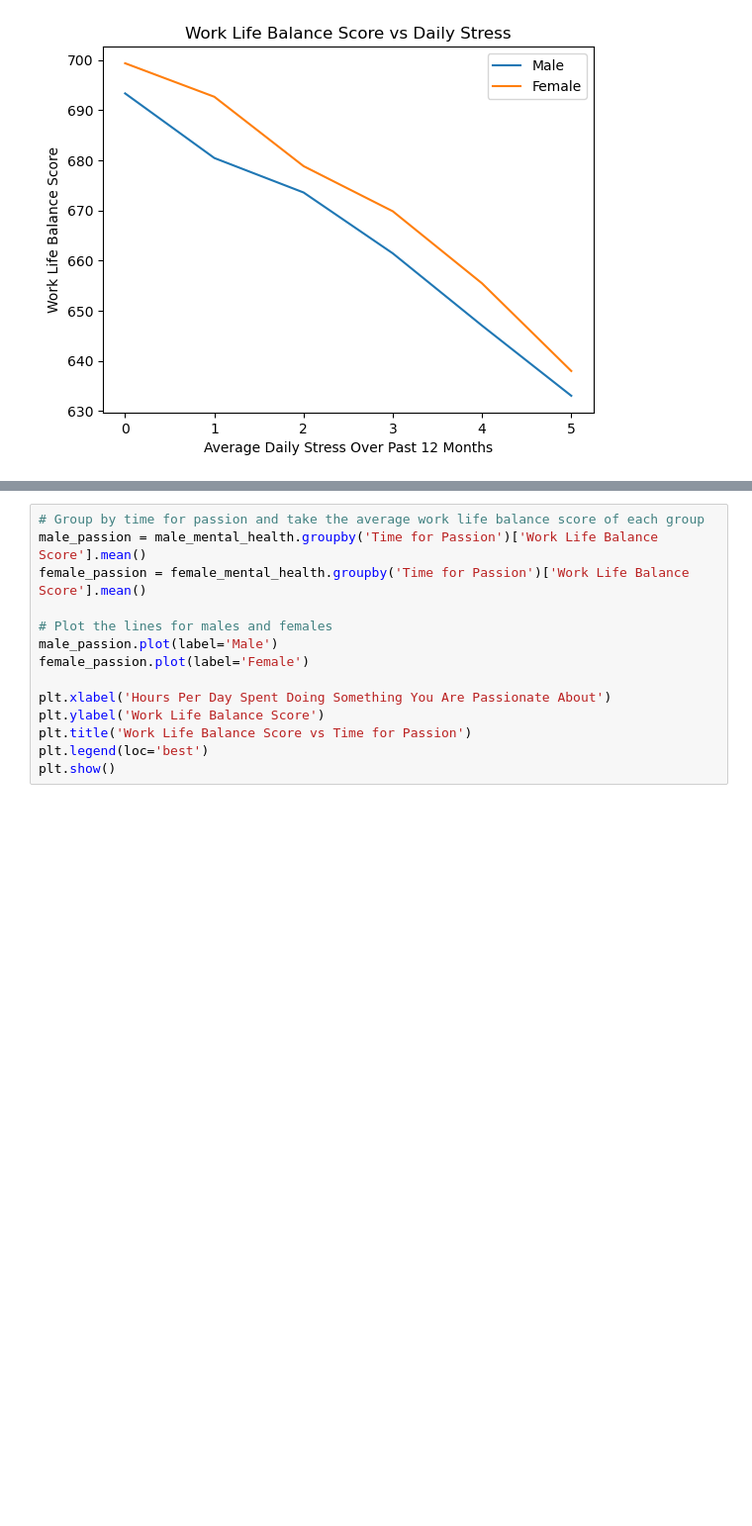
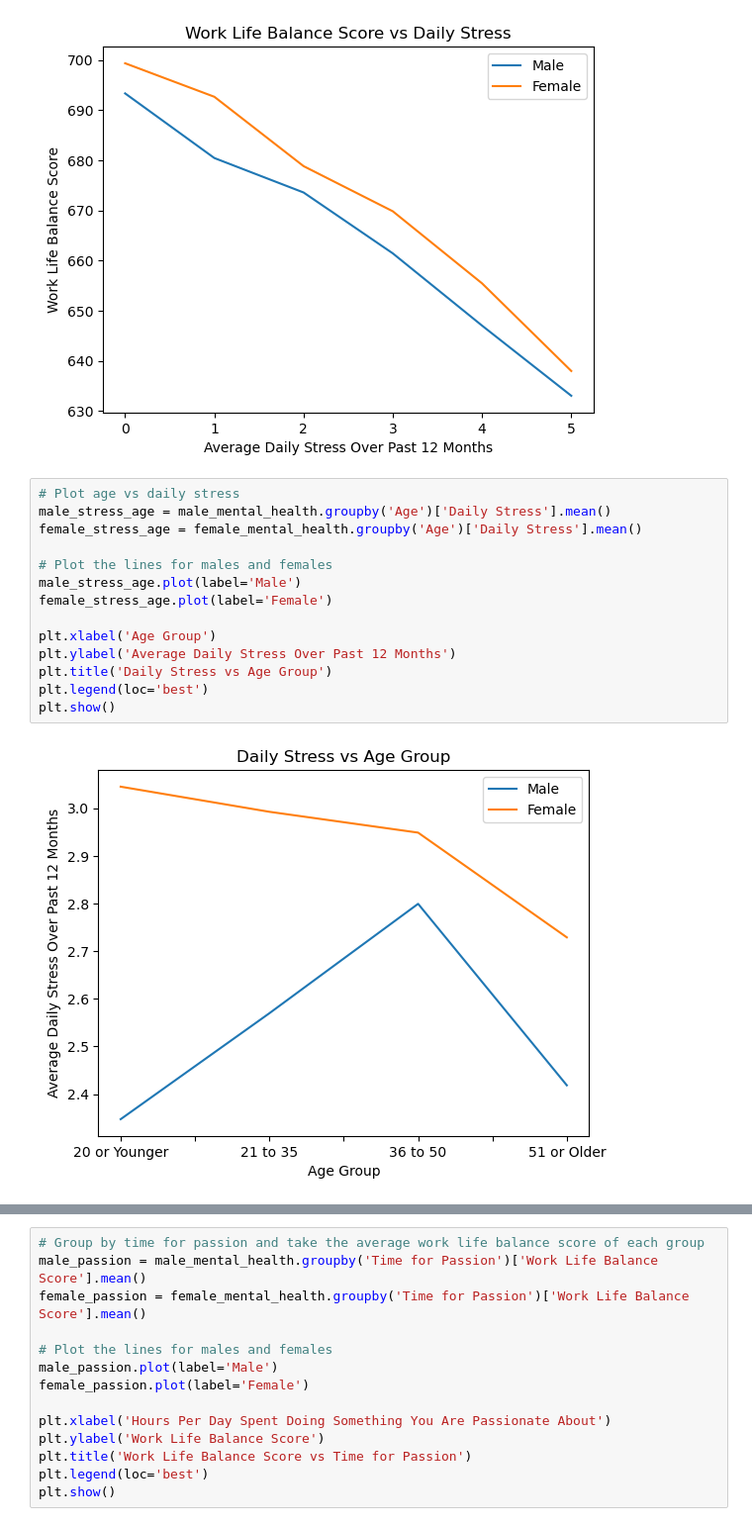
Before and after one commit to jenna-mk/Project_1, a Jupyter notebook: healthy_mind_analysis.ipynb, the cells around one changed output, grey strips where cells are left out. Shown at 99% size. Cells and saved outputs as stored; diff of their text form; blank space fills up the shorter version.

```diff
--- a/healthy_mind_analysis.ipynb
+++ b/healthy_mind_analysis.ipynb
@@ -365,6 +414,22 @@ plt.legend(loc='best')
 plt.show()
 # %% [output]
 [figure]
+# %%
+# Plot age vs daily stress
+male_stress_age = male_mental_health.groupby('Age')['Daily Stress'].mean()
+female_stress_age = female_mental_health.groupby('Age')['Daily Stress'].mean()
+
+# Plot the lines for males and females
+male_stress_age.plot(label='Male')
+female_stress_age.plot(label='Female')
+
+plt.xlabel('Age Group')
+plt.ylabel('Average Daily Stress Over Past 12 Months')
+plt.title('Daily Stress vs Age Group')
+plt.legend(loc='best')
+plt.show()
+# %% [output]
+[figure, added]
 # %%
 # Plot daily stress vs work life score categories
 male_stress_mean.plot(label='Male')
```
Also changed, not shown: parts of 6 cells of this notebook.
